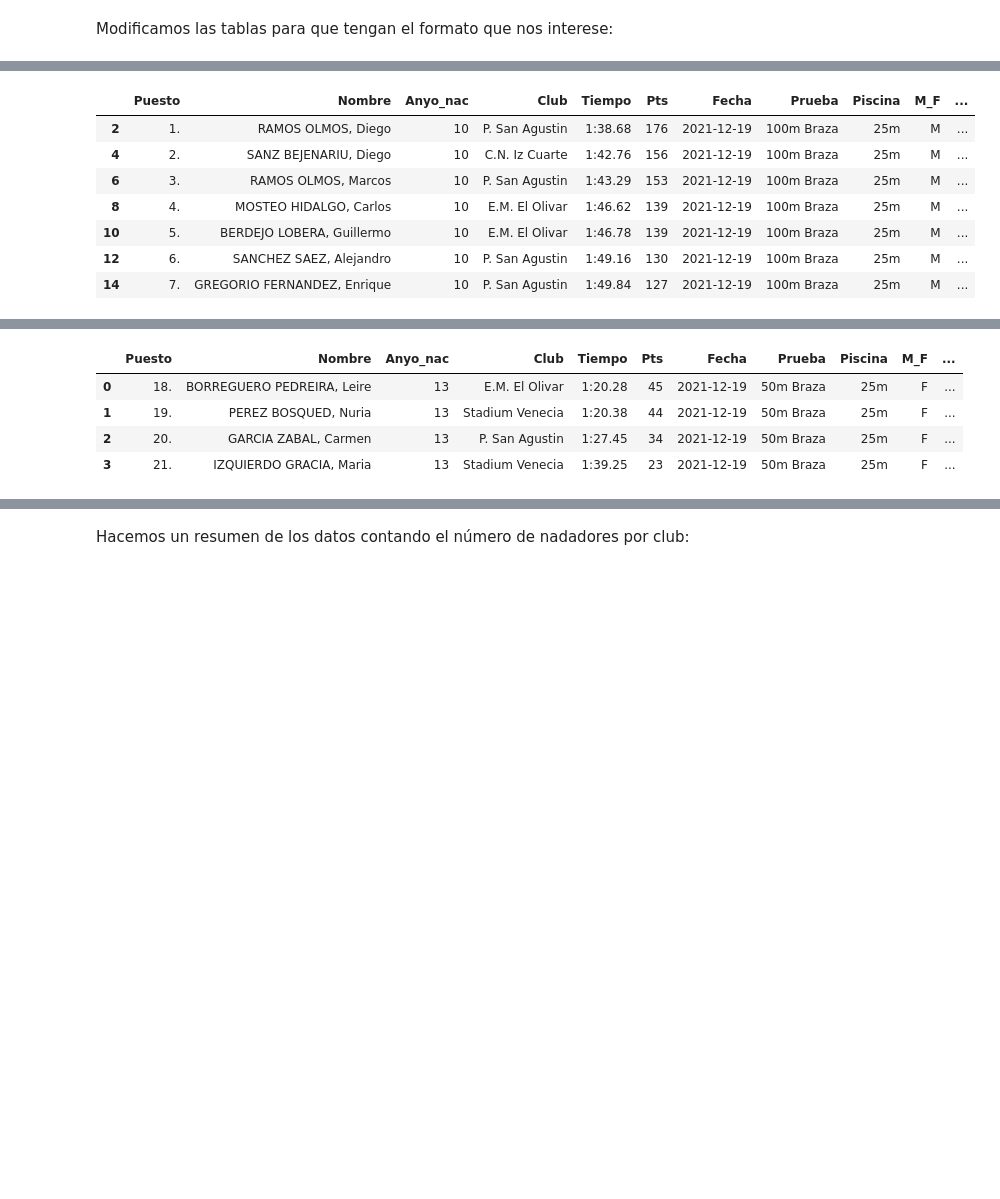
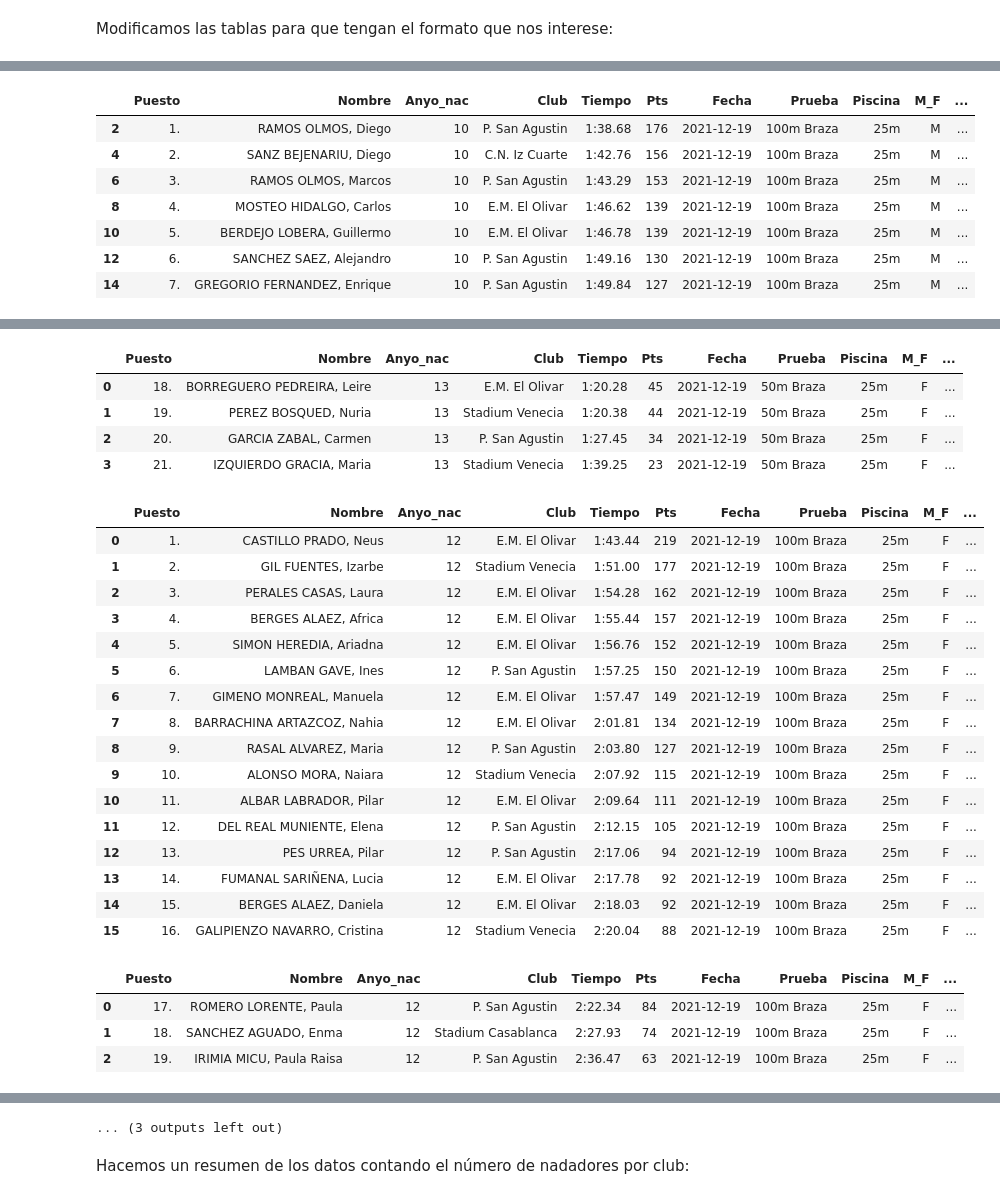
Before and after one commit to crdguez/dashboard_natacion, a Jupyter notebook: importar_datos/importar_datos.ipynb, the cells around one changed output, grey strips where cells are left out. Drawn from its saved outputs; the diff is of its cells as text; code cells hidden in the pictures; blank space fills up the shorter version.

```diff
--- a/importar_datos/importar_datos.ipynb
+++ b/importar_datos/importar_datos.ipynb
@@ -151,3 +132,22 @@ Modificamos las tablas para que tengan el formato que nos interese:
+# %%
+# La tabla 8 hay que modificarla
+tablas2 = camelot.read_pdf(file, pages='5', flavor='stream', split_text='')
+df = tablas2[1].df
+df2=df[df[10]!=''].iloc[3:]
+# Mosteo aparece mal
+df2.iloc[6][[0,1]]=df2.iloc[6][1][:df2.iloc[6][1].find('.')+1],df2.iloc[6][1][df2.iloc[6][1].find('.')+2:]
+# Casblanca mal
+df2.iloc[2][6]=df2.iloc[2][7]
+tabla8=df2[[0,1,5,6,9,10]].T.reset_index(drop=True).T
+# %%
+tabla9=tablas[9].df[tablas[9].df[6]!=''][[0,1,2,3,5,6]].T.reset_index(drop=True).T
+tabla9.iloc[3][1]=tabla9.iloc[3][1]+tabla9.iloc[3][2].split('\n')[0]
+tabla9.iloc[3][2]=tabla9.iloc[3][2].split('\n')[1]
+# %%
+tabla10=tablas[10].df[tablas[10].df[5]!='']
+tabla10=tabla10.append(pd.Series(['10.','MARTINEZ MARQUES, Aimar Teresa','13','Stadium Venecia', '1:56.00','81'], index=tabla10.columns),ignore_index=True)
+tabla10=tabla10.append(pd.Series(['11.','SALUEÑA LUCHA, Vera','13','C.N. Helios', '2:01.09','71'], index=tabla10.columns),ignore_index=True)
+tabla10=tabla10.append(pd.Series(['12.','GALAY TORRIJO, Celia','13','Stadium Venecia', '2:02.31','69'], index=tabla10.columns),ignore_index=True)
 # %%
 # Liga Benjamin
 
@@ -168,20 +168,16 @@ tabla_a_datos(tablas[1].df, fila_datos = 1, fecha=fecha, prueba='100m Braza', m_
 tabla_a_datos(tablas[2].df, fila_datos = 1, fecha=fecha, prueba='100m Braza', m_f='M', tipo=2, competicion=competicion, lugar= lugar),
 tabla_a_datos(tabla_perdida, fila_datos = 0, fecha=fecha, prueba='50m Braza', m_f='F', tipo=1, competicion=competicion, lugar= lugar),
 tabla_a_datos(tablas[3].df, fila_datos = 1, fecha=fecha, prueba='50m Braza', m_f='F', tipo=1, competicion=competicion, lugar= lugar),
-# tabla_a_datos(df4, fila_datos = 3, fecha=fecha, prueba='50m Espalda', m_f='F', tipo=1, competicion=competicion, lugar= lugar),
-# # tabla_a_datos(tablas[5].df, fila_datos = 4, fecha=fecha, prueba='100m Espalda', m_f='F', tipo=3),
-# # tabla_a_datos(tablas[6].df, fila_datos = 2, fecha=fecha, prueba='100m Espalda', m_f='F', tipo=3),
-# tabla_a_datos(tablas[5].df, fila_datos = 4, fecha=fecha, prueba='100m Espalda', m_f='F', tipo=1, competicion=competicion, lugar= lugar),
-# tabla_a_datos(tablas[6].df, fila_datos = 2, fecha=fecha, prueba='100m Espalda', m_f='F', tipo=1, competicion=competicion, lugar= lugar),
-# tabla_a_datos(tablas[7].df, fila_datos = 4, fecha=fecha, prueba='50m Libre', m_f='M', tipo=1, competicion=competicion, lugar= lugar),
-# tabla_a_datos(tablas[8].df, fila_datos = 4, fecha=fecha, prueba='100m Libre', m_f='M', tipo=2, competicion=competicion, lugar= lugar),
-# # tabla_a_datos(tablas[10].df, fila_datos = 2, fecha=fecha, prueba='100m Libre', m_f='M', tipo=3),
-# tabla_a_datos(tablas[10].df, fila_datos = 2, fecha=fecha, prueba='100m Libre', m_f='M', tipo=1, competicion=competicion, lugar= lugar),
-# tabla_a_datos(tablas[11].df[range(6)], fila_datos = 4, fecha=fecha, prueba='50m Libre', m_f='F', tipo=1, competicion=competicion, lugar= lugar),
-# # tabla_a_datos(tablas[12].df, fila_datos = 4, fecha=fecha, prueba='100m Libre', m_f='F', tipo=3),
-# tabla_a_datos(tablas[12].df, fila_datos = 4, fecha=fecha, prueba='100m Libre', m_f='F', tipo=1, competicion=competicion, lugar= lugar),
-# tabla_a_datos(pd.DataFrame({0:['24.'],1:['ROMERO LAFUENTE, Paula'],2:[12],3:['P. San Agustin']
-#                   , 4:['2:14.80'], 5:['51']}), fila_datos = 0, fecha=fecha, prueba='100m Libre', m_f='F', tipo=1, competicion=competicion, lugar= lugar),
+tabla_a_datos(tablas[4].df, fila_datos = 1, fecha=fecha, prueba='100m Braza', m_f='F', tipo=1, competicion=competicion, lugar= lugar),
+tabla_a_datos(tablas[5].df, fila_datos = 1, fecha=fecha, prueba='100m Braza', m_f='F', tipo=1, competicion=competicion, lugar= lugar),
+tabla_a_datos(tablas[6].df, fila_datos = 1, fecha=fecha, prueba='100m Libre', m_f='M', tipo=2, competicion=competicion, lugar= lugar),
+tabla_a_datos(tablas[7].df, fila_datos = 1, fecha=fecha, prueba='100m Libre', m_f='M', tipo=1, competicion=competicion, lugar= lugar),
+tabla_a_datos(tabla8, fila_datos = 0, fecha=fecha, prueba='200m Libre', m_f='M', tipo=1, competicion=competicion, lugar= lugar),
+tabla_a_datos(tabla9, fila_datos = 1, fecha=fecha, prueba='200m Libre', m_f='M', tipo=1, competicion=competicion, lugar= lugar),
+tabla_a_datos(tabla10, fila_datos = 1, fecha=fecha, prueba='100m Libre', m_f='F', tipo=1, competicion=competicion, lugar= lugar),
+tabla_a_datos(tablas[11].df, fila_datos = 1, fecha=fecha, prueba='100m Libre', m_f='F', tipo=1, competicion=competicion, lugar= lugar),
+tabla_a_datos(tablas[12].df[tablas[12].df[6]!=''][[0,1,2,3,5,6]].T.reset_index(drop=True).T, fila_datos = 1, fecha=fecha, prueba='200m Libre', m_f='F', tipo=1, competicion=competicion, lugar= lugar),
+tabla_a_datos(tablas[13].df[tablas[13].df[6]!=''][[0,1,2,3,5,6]].T.reset_index(drop=True).T, fila_datos = 1, fecha=fecha, prueba='200m Libre', m_f='F', tipo=1, competicion=competicion, lugar= lugar),
 
 ]
 
@@ -223,30 +219,51 @@ campos_calculados(pd.concat(lista_df)).to_csv('competicion_'+competicion+'.csv',
 | 9 | 11. | VARGAS CIRUELOS, Carlos Nicolas | 10 | E.M. El Olivar | 1:55.47 | 110 | 2021-12-19 | 100m Braza | 25m | M | ... |
 | 11 | 12. | SANTAMARIA FERRERUELA, Carlos | 10 | P. San Agustin | 1:57.28 | 105 | 2021-12-19 | 100m Braza | 25m | M | ... |
 | 13 | 13. | ESTAUN LOPEZ, Marcos | 10 | C.N. Helios | 2:04.70 | 87 | 2021-12-19 | 100m Braza | 25m | M | ... |
 | 15 | 14. | CUEZVA JORDAN, Hector | 10 | Stadium Venecia | 2:04.88 | 87 | 2021-12-19 | 100m Braza | 25m | M | ... |
 | 17 | 15. | TELLO GRACIA, Aaron | 10 | C.N. Helios | 2:10.22 | 76 | 2021-12-19 | 100m Braza | 25m | M | ... |
 | 19 | 16. | NEVADO PEREZ, Lorien | 10 | C.N. Helios | 2:11.00 | 75 | 2021-12-19 | 100m Braza | 25m | M | ... |
 | 21 | 17. | SANCHEZ DUARTE, Rodrigo | 10 | Stadium Venecia | 2:28.21 | 52 | 2021-12-19 | 100m Braza | 25m | M | ... |
 |  | Puesto | Nombre | Anyo_nac | Club | Tiempo | Pts | Fecha | Prueba | Piscina | M_F | ... |
 | 0 | 1. | ESCORIHUELA AZNAR, Claudia | 13 | E.M. El Olivar | 57.18 | 124 | 2021-12-19 | 50m Braza | 25m | F | ... |
 | 1 | 2. | RODRIGUEZ SOLANAS, Ines | 13 | E.M. El Olivar | 58.00 | 119 | 2021-12-19 | 50m Braza | 25m | F | ... |
 | 2 | 3. | MALON CANTIN, Sofia | 13 | C.N. Helios | 58.79 | 114 | 2021-12-19 | 50m Braza | 25m | F | ... |
 | 3 | 4. | MARTIN SORIA, Claudia | 13 | Stadium Venecia | 59.36 | 111 | 2021-12-19 | 50m Braza | 25m | F | ... |
 | 4 | 5. | LEAL PELEGRIN, Julieta | 13 | E.M. El Olivar | 1:01.84 | 98 | 2021-12-19 | 50m Braza | 25m | F | ... |
 | 5 | 6. | MALO SANCHEZ, Paula | 13 | C.N. Helios | 1:02.34 | 96 | 2021-12-19 | 50m Braza | 25m | F | ... |
 | 6 | 7. | DEL BARRIO MIGUEL, Vera | 13 | Stadium Venecia | 1:03.43 | 91 | 2021-12-19 | 50m Braza | 25m | F | ... |
 | 7 | 8. | GAINSINSKY CASTILLO, Michelle | 13 | C.N. Helios | 1:05.56 | 82 | 2021-12-19 | 50m Braza | 25m | F | ... |
 | 8 | 9. | RODRIGO LORENTE, Claudia | 13 | Stadium Venecia | 1:06.12 | 80 | 2021-12-19 | 50m Braza | 25m | F | ... |
 | 9 | 10. | MARTINEZ MARQUES, Aimar Teresa | 13 | Stadium Venecia | 1:06.86 | 77 | 2021-12-19 | 50m Braza | 25m | F | ... |
 | 10 | 11. | GALAY TORRIJO, Celia | 13 | Stadium Venecia | 1:08.94 | 71 | 2021-12-19 | 50m Braza | 25m | F | ... |
 | 11 | 12. | REMACHA ROYO, Itziar | 13 | E.M. El Olivar | 1:09.78 | 68 | 2021-12-19 | 50m Braza | 25m | F | ... |
 | 12 | 13. | MARIN PELEGRIN, Julia | 13 | H2ogo C.N. | 1:11.98 | 62 | 2021-12-19 | 50m Braza | 25m | F | ... |
 | 13 | 14. | SALUEÑA LUCHA, Vera | 13 | C.N. Helios | 1:14.11 | 57 | 2021-12-19 | 50m Braza | 25m | F | ... |
 | 14 | 15. | MATA AGUELA, Candela | 13 | E.M. El Olivar | 1:17.29 | 50 | 2021-12-19 | 50m Braza | 25m | F | ... |
 | 15 | 16. | GARCIA RODRIGUEZ, Aroa | 13 | C.N. Helios | 1:17.44 | 50 | 2021-12-19 | 50m Braza | 25m | F | ... |
 | 16 | 17. | MARIN PELEGRIN, Sara | 13 | H2ogo C.N. | 1:17.78 | 49 | 2021-12-19 | 50m Braza | 25m | F | ... |
 |  | Puesto | Nombre | Anyo_nac | Club | Tiempo | Pts | Fecha | Prueba | Piscina | M_F | ... |
 | 0 | 18. | BORREGUERO PEDREIRA, Leire | 13 | E.M. El Olivar | 1:20.28 | 45 | 2021-12-19 | 50m Braza | 25m | F | ... |
 | 1 | 19. | PEREZ BOSQUED, Nuria | 13 | Stadium Venecia | 1:20.38 | 44 | 2021-12-19 | 50m Braza | 25m | F | ... |
 | 2 | 20. | GARCIA ZABAL, Carmen | 13 | P. San Agustin | 1:27.45 | 34 | 2021-12-19 | 50m Braza | 25m | F | ... |
 | 3 | 21. | IZQUIERDO GRACIA, Maria | 13 | Stadium Venecia | 1:39.25 | 23 | 2021-12-19 | 50m Braza | 25m | F | ... |
+|  | Puesto | Nombre | Anyo_nac | Club | Tiempo | Pts | Fecha | Prueba | Piscina | M_F | ... |
+| 0 | 1. | CASTILLO PRADO, Neus | 12 | E.M. El Olivar | 1:43.44 | 219 | 2021-12-19 | 100m Braza | 25m | F | ... |
+| 1 | 2. | GIL FUENTES, Izarbe | 12 | Stadium Venecia | 1:51.00 | 177 | 2021-12-19 | 100m Braza | 25m | F | ... |
+| 2 | 3. | PERALES CASAS, Laura | 12 | E.M. El Olivar | 1:54.28 | 162 | 2021-12-19 | 100m Braza | 25m | F | ... |
+| 3 | 4. | BERGES ALAEZ, Africa | 12 | E.M. El Olivar | 1:55.44 | 157 | 2021-12-19 | 100m Braza | 25m | F | ... |
+| 4 | 5. | SIMON HEREDIA, Ariadna | 12 | E.M. El Olivar | 1:56.76 | 152 | 2021-12-19 | 100m Braza | 25m | F | ... |
+| 5 | 6. | LAMBAN GAVE, Ines | 12 | P. San Agustin | 1:57.25 | 150 | 2021-12-19 | 100m Braza | 25m | F | ... |
+| 6 | 7. | GIMENO MONREAL, Manuela | 12 | E.M. El Olivar | 1:57.47 | 149 | 2021-12-19 | 100m Braza | 25m | F | ... |
+| 7 | 8. | BARRACHINA ARTAZCOZ, Nahia | 12 | E.M. El Olivar | 2:01.81 | 134 | 2021-12-19 | 100m Braza | 25m | F | ... |
+| 8 | 9. | RASAL ALVAREZ, Maria | 12 | P. San Agustin | 2:03.80 | 127 | 2021-12-19 | 100m Braza | 25m | F | ... |
+| 9 | 10. | ALONSO MORA, Naiara | 12 | Stadium Venecia | 2:07.92 | 115 | 2021-12-19 | 100m Braza | 25m | F | ... |
+| 10 | 11. | ALBAR LABRADOR, Pilar | 12 | E.M. El Olivar | 2:09.64 | 111 | 2021-12-19 | 100m Braza | 25m | F | ... |
+| 11 | 12. | DEL REAL MUNIENTE, Elena | 12 | P. San Agustin | 2:12.15 | 105 | 2021-12-19 | 100m Braza | 25m | F | ... |
+| 12 | 13. | PES URREA, Pilar | 12 | P. San Agustin | 2:17.06 | 94 | 2021-12-19 | 100m Braza | 25m | F | ... |
+| 13 | 14. | FUMANAL SARIÑENA, Lucia | 12 | E.M. El Olivar | 2:17.78 | 92 | 2021-12-19 | 100m Braza | 25m | F | ... |
+| 14 | 15. | BERGES ALAEZ, Daniela | 12 | E.M. El Olivar | 2:18.03 | 92 | 2021-12-19 | 100m Braza | 25m | F | ... |
+| 15 | 16. | GALIPIENZO NAVARRO, Cristina | 12 | Stadium Venecia | 2:20.04 | 88 | 2021-12-19 | 100m Braza | 25m | F | ... |
+|  | Puesto | Nombre | Anyo_nac | Club | Tiempo | Pts | Fecha | Prueba | Piscina | M_F | ... |
+| 0 | 17. | ROMERO LORENTE, Paula | 12 | P. San Agustin | 2:22.34 | 84 | 2021-12-19 | 100m Braza | 25m | F | ... |
+| 1 | 18. | SANCHEZ AGUADO, Enma | 12 | Stadium Casablanca | 2:27.93 | 74 | 2021-12-19 | 100m Braza | 25m | F | ... |
+| 2 | 19. | IRIMIA MICU, Paula Raisa | 12 | P. San Agustin | 2:36.47 | 63 | 2021-12-19 | 100m Braza | 25m | F | ... |
@@ -253,3 +328,4 @@ campos_calculados(pd.concat(lista_df)).to_csv('competicion_'+competicion+'.csv',
+... (3 outputs left out)
 # %% [markdown]
 Hacemos un resumen de los datos contando el número de nadadores por club:
 # %%
```
Also changed, not shown: parts of 7 cells of this notebook, 3 other files.
